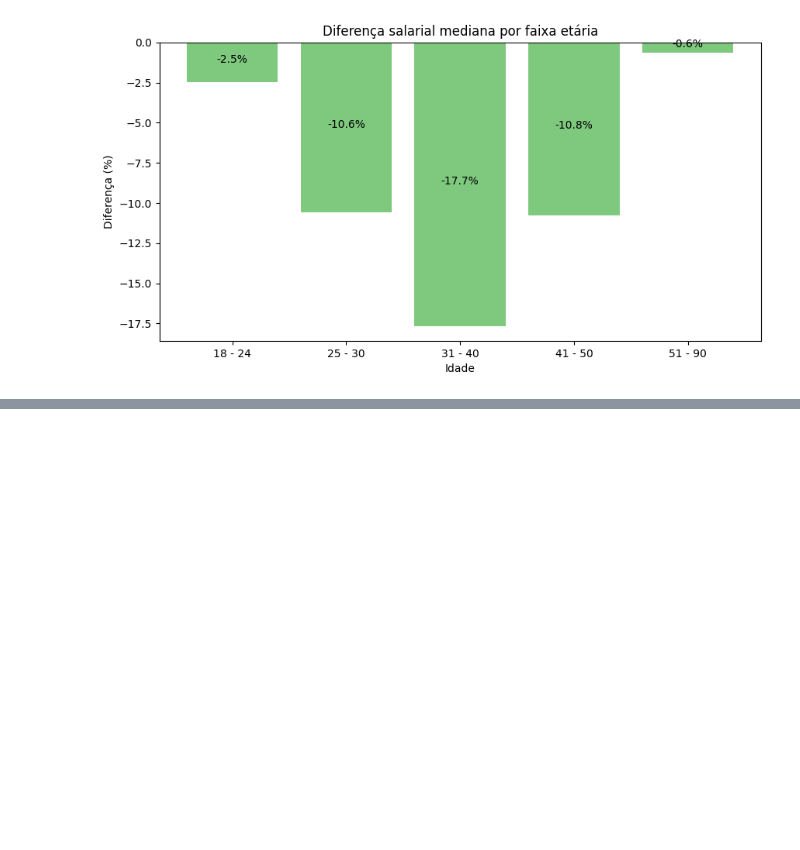
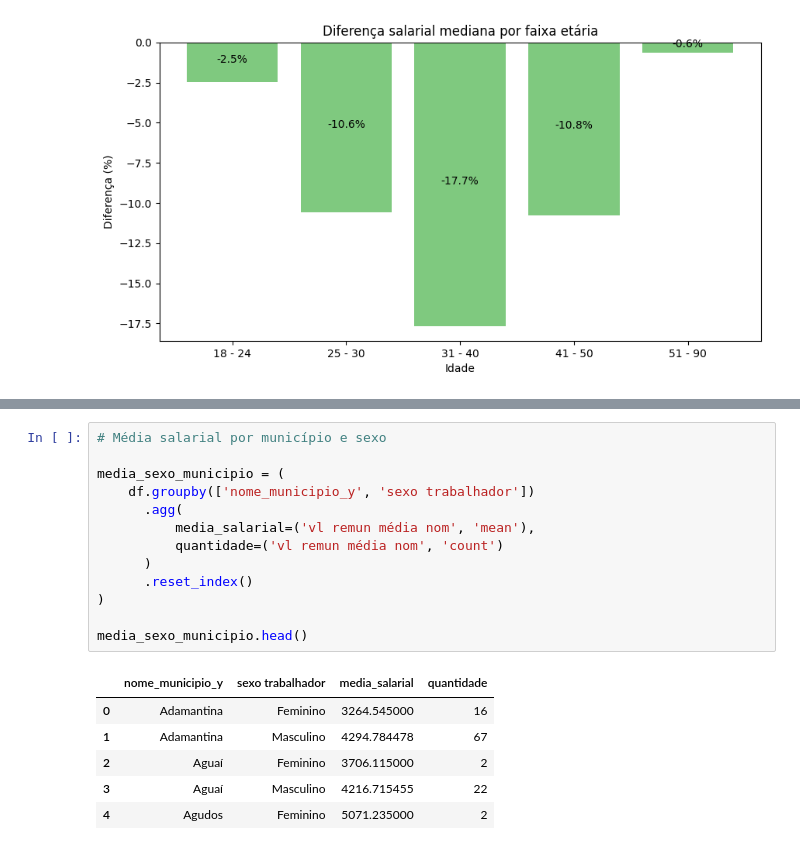
Before and after one commit to ricardo-gmarques/estagio, a Jupyter notebook: analise_rais2023.ipynb, the cells around one changed output, grey strips where cells are left out. Drawn from its saved outputs; the diff is of its cells as text; blank space fills up the shorter version.

```diff
--- a/analise_rais2023.ipynb
+++ b/analise_rais2023.ipynb
@@ -1614,0 +1635,20 @@ print(total_fem/(total_fem+total_masc)*100)
+# %%
+# Média salarial por município e sexo
+
+media_sexo_municipio = (
+    df.groupby(['nome_municipio_y', 'sexo trabalhador'])
+      .agg(
+          media_salarial=('vl remun média nom', 'mean'),
+          quantidade=('vl remun média nom', 'count')
+      )
+      .reset_index()
+)
+
+media_sexo_municipio.head()
+# %% [output]
+|  | nome_municipio_y | sexo trabalhador | media_salarial | quantidade |
+| 0 | Adamantina | Feminino | 3264.545000 | 16 |
+| 1 | Adamantina | Masculino | 4294.784478 | 67 |
+| 2 | Aguaí | Feminino | 3706.115000 | 2 |
+| 3 | Aguaí | Masculino | 4216.715455 | 22 |
+| 4 | Agudos | Feminino | 5071.235000 | 2 |
```
Also changed, not shown: parts of 11 cells of this notebook.
